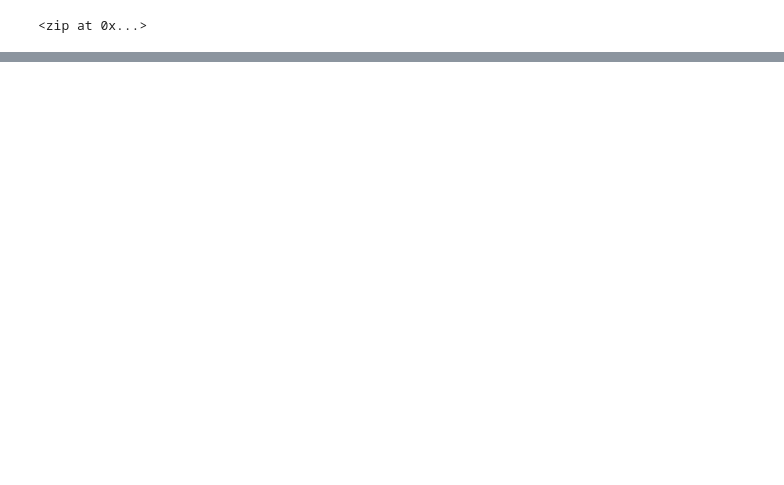
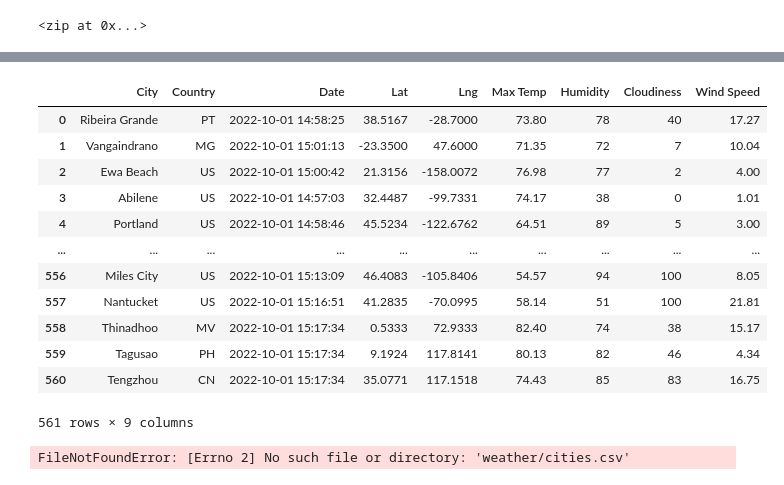
Before and after one commit to AThakor234/World_Weather_Analysis, a Jupyter notebook: WeatherPy.ipynb, the cells around one changed output, grey strips where cells are left out. Saved outputs shown, nothing was run; the diff lists cells and outputs as text; code cells hidden in the pictures; blank space fills up the shorter version.

```diff
--- a/WeatherPy.ipynb
+++ b/WeatherPy.ipynb
@@ -13,3 +14,7 @@ lat_lngs
 # %%
 # Add the latitudes and longitudes to a list.
 coordinates=list(lat_lngs)
+# %%
+# Use the print()function to display latitude and longitude
+for coordinate in coordinates:
+    print(coordinate[0],coordinate[1])
@@ -31,0 +60,3 @@ len(cities)
+# %%
+# Starting URl for Weather map API call.
+url = "http://api.openweathermap.org/data/2.5/weather?units=Imperial&APPID=" + weather_api_key
@@ -31,0 +165,4 @@ len(cities)
+# %%
+# Convert the array of dictionaries to a Pandas DataFrame.
+city_data_df = pd.DataFrame(city_data)
+city_data_df.head(10)
@@ -31,0 +181,27 @@ len(cities)
+# %%
+new_city_data = ["City","Country","Date","Lat","Lng","Max Temp","Humidity","Cloudiness","Wind Speed"]
+# %%
+city_data_df = city_data_df[new_city_data]
+city_data_df
+# %% [output]
+|  | City | Country | Date | Lat | Lng | Max Temp | Humidity | Cloudiness | Wind Speed |
+| 0 | Ribeira Grande | PT | 2022-10-01 14:58:25 | 38.5167 | -28.7000 | 73.80 | 78 | 40 | 17.27 |
+| 1 | Vangaindrano | MG | 2022-10-01 15:01:13 | -23.3500 | 47.6000 | 71.35 | 72 | 7 | 10.04 |
+| 2 | Ewa Beach | US | 2022-10-01 15:00:42 | 21.3156 | -158.0072 | 76.98 | 77 | 2 | 4.00 |
+| 3 | Abilene | US | 2022-10-01 14:57:03 | 32.4487 | -99.7331 | 74.17 | 38 | 0 | 1.01 |
+| 4 | Portland | US | 2022-10-01 14:58:46 | 45.5234 | -122.6762 | 64.51 | 89 | 5 | 3.00 |
+| ... | ... | ... | ... | ... | ... | ... | ... | ... | ... |
+| 556 | Miles City | US | 2022-10-01 15:13:09 | 46.4083 | -105.8406 | 54.57 | 94 | 100 | 8.05 |
+| 557 | Nantucket | US | 2022-10-01 15:16:51 | 41.2835 | -70.0995 | 58.14 | 51 | 100 | 21.81 |
+| 558 | Thinadhoo | MV | 2022-10-01 15:17:34 | 0.5333 | 72.9333 | 82.40 | 74 | 38 | 15.17 |
+| 559 | Tagusao | PH | 2022-10-01 15:17:34 | 9.1924 | 117.8141 | 80.13 | 82 | 46 | 4.34 |
+| 560 | Tengzhou | CN | 2022-10-01 15:17:34 | 35.0771 | 117.1518 | 74.43 | 85 | 83 | 16.75 |
+561 rows × 9 columns
+# %%
+# Create the output file(CSV)
+output_data_file = "weather/cities.csv"
+# Export the City_data into a CSV
+
+city_data_df.to_csv(output_data_file,index_label="City_ID")
+# %% [output]
+FileNotFoundError: [Errno 2] No such file or directory: 'weather/cities.csv'
```
Also changed, not shown: parts of 10 cells of this notebook, 3 other files.
